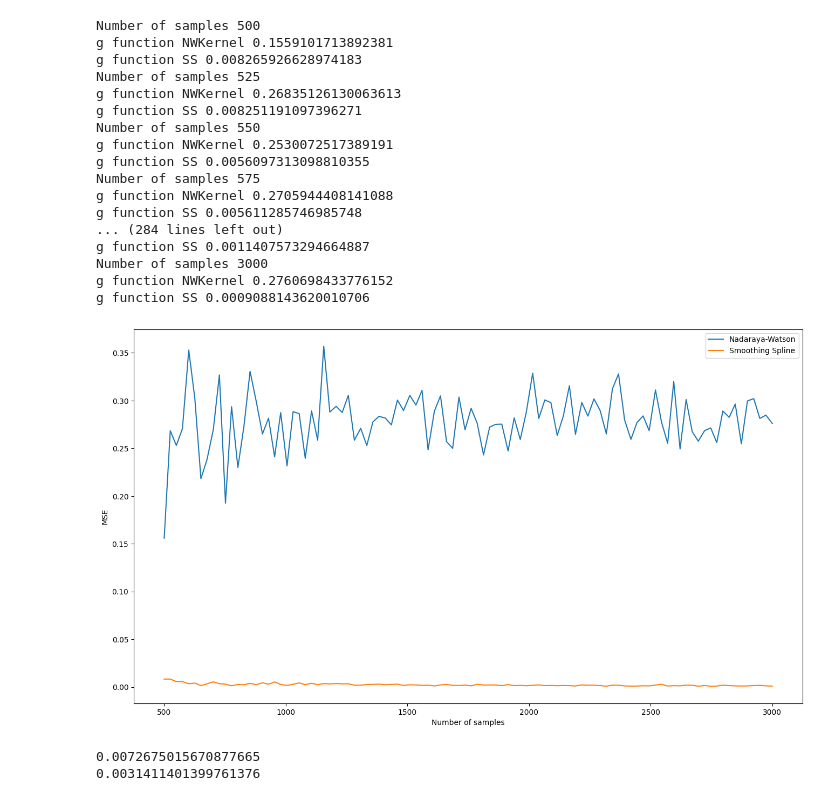
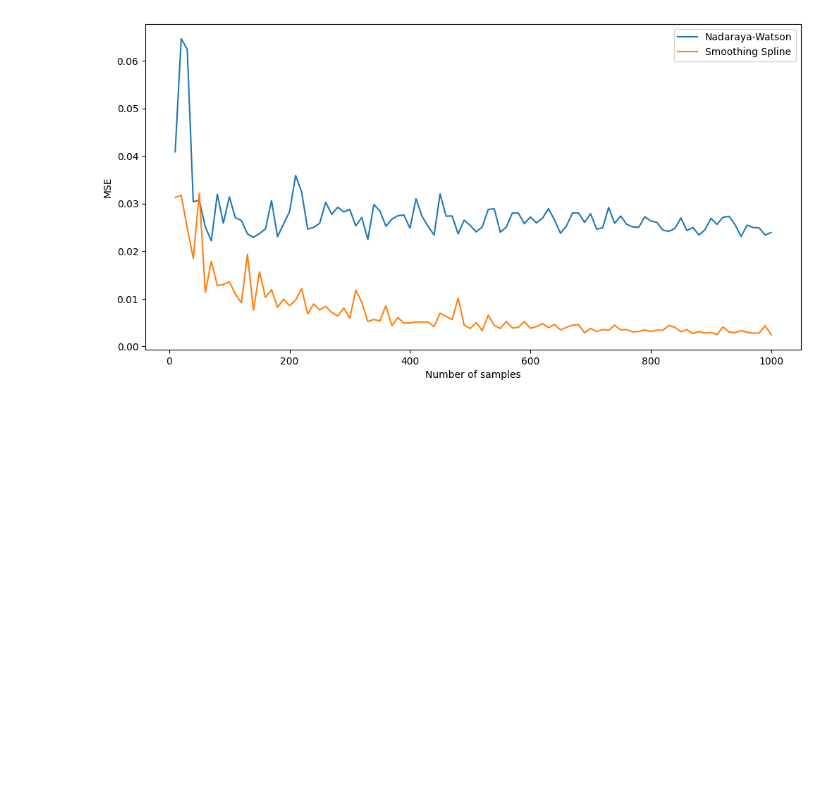
Before and after one commit to PioRow/AML_Labs, a Jupyter notebook: lab9/regression.ipynb, the cells around one changed output. Cells and saved outputs as stored; diff of their text form; code cells hidden in the pictures; blank space fills up the shorter version.

```diff
--- a/lab9/regression.ipynb
+++ b/lab9/regression.ipynb
@@ -14,7 +15,7 @@ def g_of_x(x):
     return 4.62*(np.exp(-x)-4*np.exp(-2*x)+3*np.exp(-3*x))
 
 def MSE(y, y_hat):
-    return np.mean(np.square(y-y_hat))
+    return mean_squared_error(y, y_hat)
 def generate_data(n=1000):
     x=np.random.uniform(0, 4, n)
     eps=np.random.normal(0, 0.1, n)
@@ -99,13 +97,11 @@ def plot_comparison(x_test,y_hat,y_hat_ss,y_true=False,y_test=None):
 # %%
 K_args={"bandwidth": 0.1}
 K=GaussianKernel
-x,y=generate_data(3000)
-x_train, x_test, y_train, y_test = train_test_split(x.reshape(-1, 1), y, test_size=0.2, random_state=42)
-y_hat=NadarayaWatsonKernelRegressor(K, K_args).fit(x_train, y_train).predict(x_test)
-y_hat_ss=SmoothingSpline(lam=0.1).fit(x_train, y_train).predict(x_test)
+x,y=generate_data(100)
+x=x.reshape(-1, 1)
+x_test=np.linspace(0, 4, 500).reshape(-1, 1)
+y_hat=NadarayaWatsonKernelRegressor(K, K_args).fit(x, y).predict(x_test)
+y_hat_ss=SmoothingSpline(lam=0.1).fit(x,y).predict(x_test)
 y_true=g_of_x(x_test)
-print("ref y NWKernel", MSE(y_test, y_hat))
-print("ref y SS", MSE(y_test, y_hat_ss))
-print("g function NWKernel", MSE(y_true, y_hat))
-print("g function SS", MSE(y_true, y_hat_ss))
+MSE(y_true, y_hat), MSE(y_true, y_hat_ss)
 # %% [output]
@@ -121,46 +114,28 @@ plot_comparison(x_test,y_hat,y_hat_ss,y_true=True)
 # %%
 def compare_MSE():
-    N=np.linspace(500,3000,100).astype(int)
+    N=np.linspace(10,1000,100).astype(int)
     K=GaussianKernel
     K_args={"bandwidth": 0.5}
     mse_nw=[]
     mse_ss=[]
+    x_test=np.linspace(0, 4, 500).reshape(-1, 1)
+    y_test=g_of_x(x_test)
+
     for n in N:
         x,y=generate_data(n)
-        x_train, x_test, y_train, y_test = train_test_split(x.reshape(-1, 1), y, test_size=0.2)
-        y_true=g_of_x(x_test)
-        y_hat=NadarayaWatsonKernelRegressor(K, K_args).fit(x_train, y_train).predict(x_test)
-        y_hat_ss=SmoothingSpline(lam=0.1).fit(x_train, y_train).predict(x_test)
-        print("Number of samples", n)
-        print("g function NWKernel", MSE(y_true, y_hat))
-        print("g function SS", MSE(y_true, y_hat_ss))
-        mse_nw.append(MSE(y_true, y_hat))
-        mse_ss.append(MSE(y_true, y_hat_ss))
-    plt.figure(figsize=(16, 9))
+        x=x.reshape(-1,1)
+        y_hat=NadarayaWatsonKernelRegressor(K, K_args).fit(x, y).predict(x_test)
+        y_hat_ss=SmoothingSpline(lam=0.1).fit(x, y).predict(x_test)
+        mse_nw.append(MSE(y_test, y_hat))
+        mse_ss.append(MSE(y_test, y_hat_ss))
+
+    plt.figure(figsize=(12, 6))
     plt.plot(N, mse_nw, label="Nadaraya-Watson")
     plt.plot(N, mse_ss, label="Smoothing Spline")
     plt.xlabel("Number of samples")
     plt.legend()
     plt.ylabel("MSE")
-    return mse_nw, mse_ss
 # %%
-a,b=compare_MSE()
+compare_MSE()
 # %% [output]
-Number of samples 500
-g function NWKernel 0.1559101713892381
-g function SS 0.008265926628974183
-Number of samples 525
-g function NWKernel 0.26835126130063613
-g function SS 0.008251191097396271
-Number of samples 550
-g function NWKernel 0.2530072517389191
-g function SS 0.0056097313098810355
-Number of samples 575
-g function NWKernel 0.2705944408141088
-g function SS 0.005611285746985748
-... (284 lines left out)
-g function SS 0.0011407573294664887
-Number of samples 3000
-g function NWKernel 0.2760698433776152
-g function SS 0.0009088143620010706
-[figure, old version]
+[figure, new version]
@@ -172,6 +141,0 @@ A[:,2]=c.reshape(-1,)
-# %%
-print((np.mean(A[:,0]-A[:,2])**2)*20)
-print((np.mean(A[:,1]-A[:,2])**2)*20)
-# %% [output]
-0.0072675015670877665
-0.0031411401399761376
```
Also changed, not shown: parts of 5 cells of this notebook.
